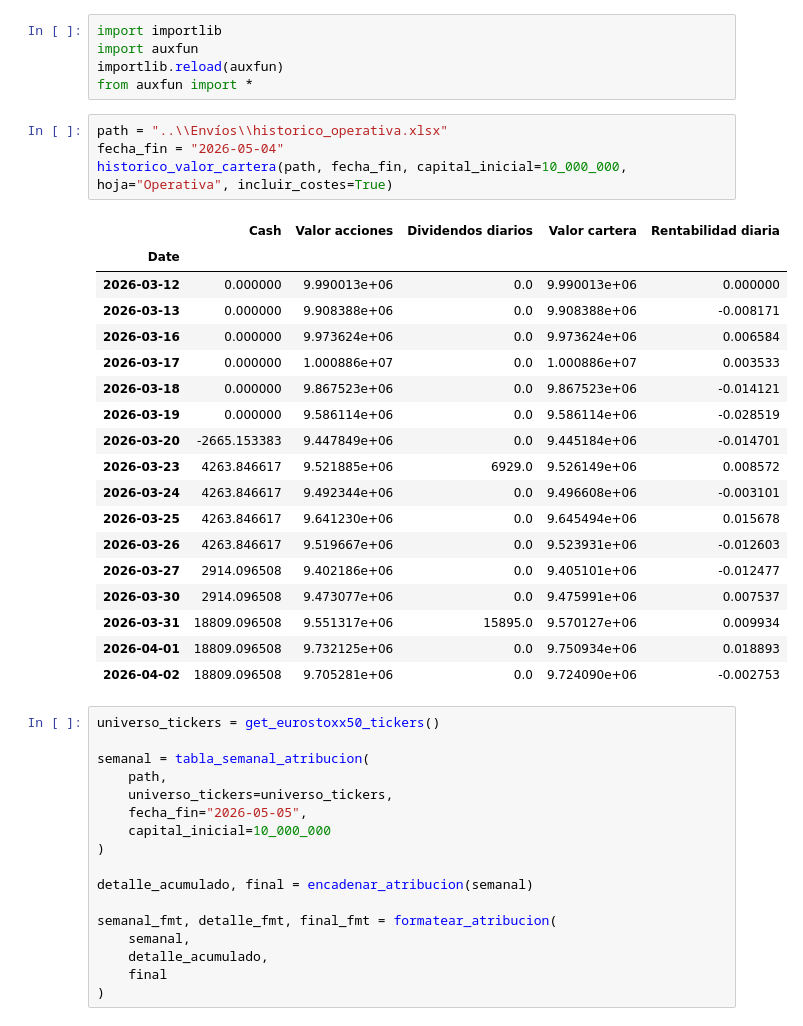
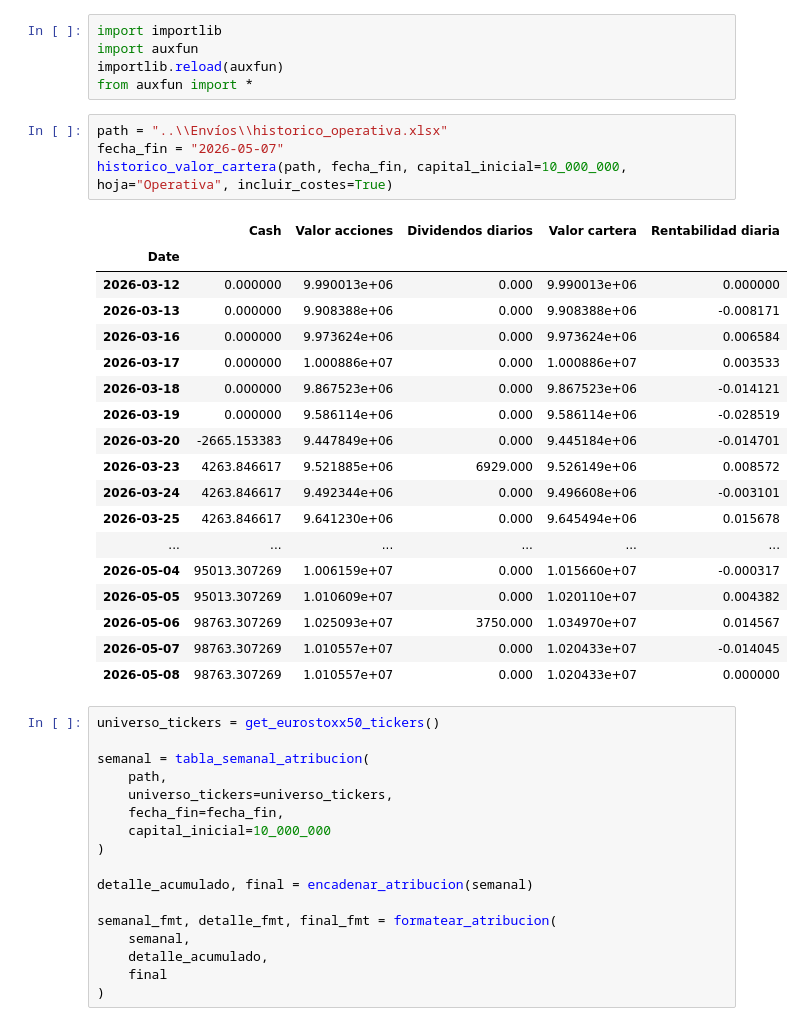
Before and after one commit to Javi-Puerta/Trabajo_gestion_cuantitativa, a Jupyter notebook: Monitoring/resultados_final.ipynb, the cells around one changed output. Cells and saved outputs as stored; diff of their text form.

```diff
--- a/Monitoring/resultados_final.ipynb
+++ b/Monitoring/resultados_final.ipynb
@@ -5,34 +5,34 @@ importlib.reload(auxfun)
 from auxfun import *
 # %%
 path = "..\\Envíos\\historico_operativa.xlsx"
-fecha_fin = "2026-05-04"
+fecha_fin = "2026-05-07"
 historico_valor_cartera(path, fecha_fin, capital_inicial=10_000_000, hoja="Operativa", incluir_costes=True)
 # %% [output]
 |  | Cash | Valor acciones | Dividendos diarios | Valor cartera | Rentabilidad diaria |
 | Date |  |  |  |  |  |
-| 2026-03-12 | 0.000000 | 9.990013e+06 | 0.0 | 9.990013e+06 | 0.000000 |
-| 2026-03-13 | 0.000000 | 9.908388e+06 | 0.0 | 9.908388e+06 | -0.008171 |
-| 2026-03-16 | 0.000000 | 9.973624e+06 | 0.0 | 9.973624e+06 | 0.006584 |
-| 2026-03-17 | 0.000000 | 1.000886e+07 | 0.0 | 1.000886e+07 | 0.003533 |
-| 2026-03-18 | 0.000000 | 9.867523e+06 | 0.0 | 9.867523e+06 | -0.014121 |
-| 2026-03-19 | 0.000000 | 9.586114e+06 | 0.0 | 9.586114e+06 | -0.028519 |
-| 2026-03-20 | -2665.153383 | 9.447849e+06 | 0.0 | 9.445184e+06 | -0.014701 |
-| 2026-03-23 | 4263.846617 | 9.521885e+06 | 6929.0 | 9.526149e+06 | 0.008572 |
-| 2026-03-24 | 4263.846617 | 9.492344e+06 | 0.0 | 9.496608e+06 | -0.003101 |
-| 2026-03-25 | 4263.846617 | 9.641230e+06 | 0.0 | 9.645494e+06 | 0.015678 |
-| 2026-03-26 | 4263.846617 | 9.519667e+06 | 0.0 | 9.523931e+06 | -0.012603 |
-| 2026-03-27 | 2914.096508 | 9.402186e+06 | 0.0 | 9.405101e+06 | -0.012477 |
-| 2026-03-30 | 2914.096508 | 9.473077e+06 | 0.0 | 9.475991e+06 | 0.007537 |
-| 2026-03-31 | 18809.096508 | 9.551317e+06 | 15895.0 | 9.570127e+06 | 0.009934 |
-| 2026-04-01 | 18809.096508 | 9.732125e+06 | 0.0 | 9.750934e+06 | 0.018893 |
-| 2026-04-02 | 18809.096508 | 9.705281e+06 | 0.0 | 9.724090e+06 | -0.002753 |
+| 2026-03-12 | 0.000000 | 9.990013e+06 | 0.000 | 9.990013e+06 | 0.000000 |
+| 2026-03-13 | 0.000000 | 9.908388e+06 | 0.000 | 9.908388e+06 | -0.008171 |
+| 2026-03-16 | 0.000000 | 9.973624e+06 | 0.000 | 9.973624e+06 | 0.006584 |
+| 2026-03-17 | 0.000000 | 1.000886e+07 | 0.000 | 1.000886e+07 | 0.003533 |
+| 2026-03-18 | 0.000000 | 9.867523e+06 | 0.000 | 9.867523e+06 | -0.014121 |
+| 2026-03-19 | 0.000000 | 9.586114e+06 | 0.000 | 9.586114e+06 | -0.028519 |
+| 2026-03-20 | -2665.153383 | 9.447849e+06 | 0.000 | 9.445184e+06 | -0.014701 |
+| 2026-03-23 | 4263.846617 | 9.521885e+06 | 6929.000 | 9.526149e+06 | 0.008572 |
+| 2026-03-24 | 4263.846617 | 9.492344e+06 | 0.000 | 9.496608e+06 | -0.003101 |
+| 2026-03-25 | 4263.846617 | 9.641230e+06 | 0.000 | 9.645494e+06 | 0.015678 |
+| ... | ... | ... | ... | ... | ... |
+| 2026-05-04 | 95013.307269 | 1.006159e+07 | 0.000 | 1.015660e+07 | -0.000317 |
+| 2026-05-05 | 95013.307269 | 1.010609e+07 | 0.000 | 1.020110e+07 | 0.004382 |
+| 2026-05-06 | 98763.307269 | 1.025093e+07 | 3750.000 | 1.034970e+07 | 0.014567 |
+| 2026-05-07 | 98763.307269 | 1.010557e+07 | 0.000 | 1.020433e+07 | -0.014045 |
+| 2026-05-08 | 98763.307269 | 1.010557e+07 | 0.000 | 1.020433e+07 | 0.000000 |
 # %%
 universo_tickers = get_eurostoxx50_tickers()
 
 semanal = tabla_semanal_atribucion(
     path,
     universo_tickers=universo_tickers,
-    fecha_fin="2026-05-05",
+    fecha_fin=fecha_fin,
     capital_inicial=10_000_000
 )
 
```
Also changed, not shown: parts of 2 cells of this notebook, 11 other files.
